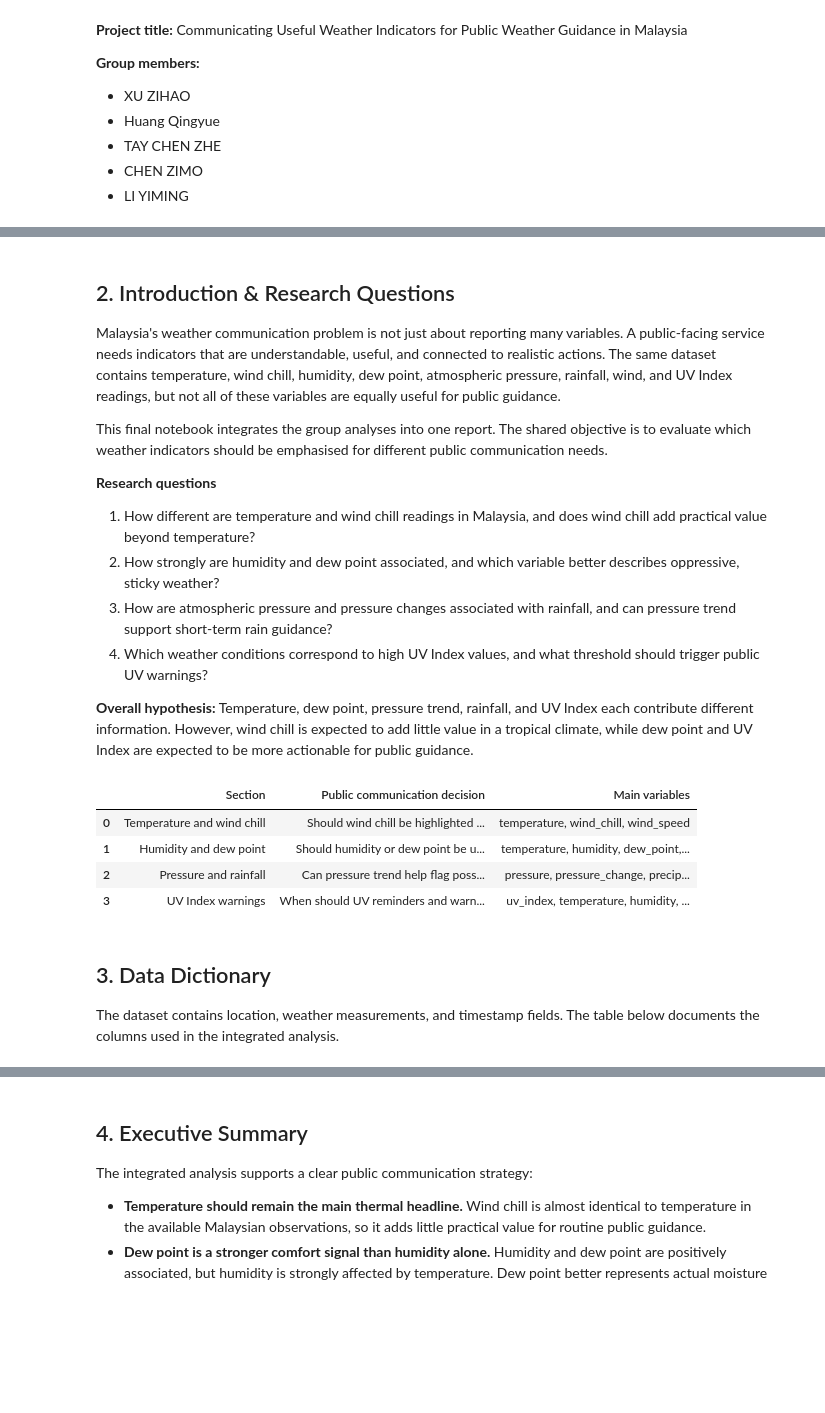
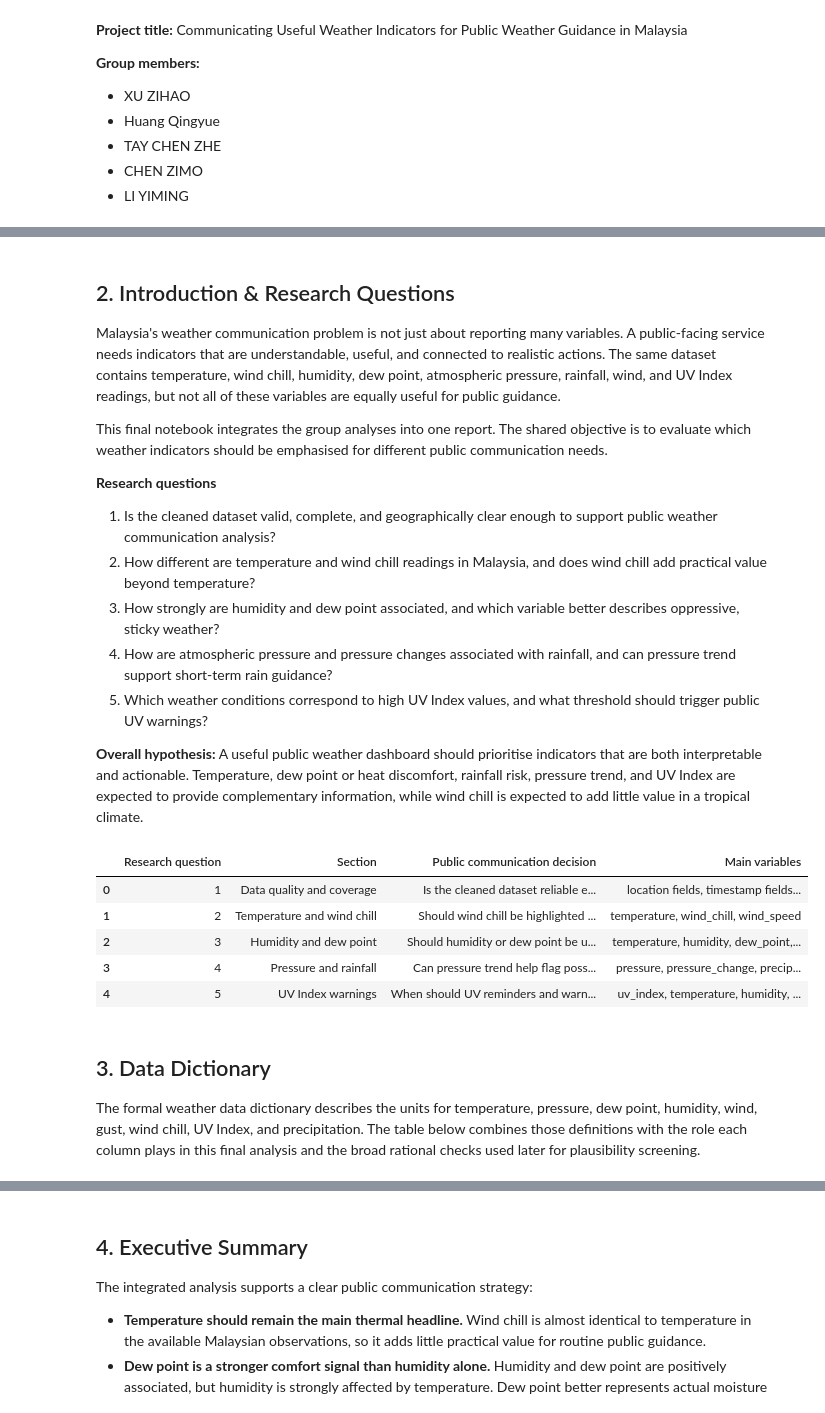
Before and after one commit to hyue3463-cloud/MWF-G2, a Jupyter notebook: ADS1001_project_notebook_template.ipynb, the cells around one changed output, grey strips where cells are left out. Drawn from its saved outputs; the diff is of its cells as text; code cells hidden in the pictures; blank space fills up the shorter version.

```diff
--- a/ADS1001_project_notebook_template.ipynb
+++ b/ADS1001_project_notebook_template.ipynb
@@ -72,42 +86,48 @@ This final notebook integrates the group analyses into one report. The shared ob
 
 **Research questions**
 
-1. How different are temperature and wind chill readings in Malaysia, and does wind chill add practical value beyond temperature?
-2. How strongly are humidity and dew point associated, and which variable better describes oppressive, sticky weather?
-3. How are atmospheric pressure and pressure changes associated with rainfall, and can pressure trend support short-term rain guidance?
-4. Which weather conditions correspond to high UV Index values, and what threshold should trigger public UV warnings?
+1. Is the cleaned dataset valid, complete, and geographically clear enough to support public weather communication analysis?
+2. How different are temperature and wind chill readings in Malaysia, and does wind chill add practical value beyond temperature?
+3. How strongly are humidity and dew point associated, and which variable better describes oppressive, sticky weather?
+4. How are atmospheric pressure and pressure changes associated with rainfall, and can pressure trend support short-term rain guidance?
+5. Which weather conditions correspond to high UV Index values, and what threshold should trigger public UV warnings?
 
-**Overall hypothesis:** Temperature, dew point, pressure trend, rainfall, and UV Index each contribute different information. However, wind chill is expected to add little value in a tropical climate, while dew point and UV Index are expected to be more actionable for public guidance.
+**Overall hypothesis:** A useful public weather dashboard should prioritise indicators that are both interpretable and actionable. Temperature, dew point or heat discomfort, rainfall risk, pressure trend, and UV Index are expected to provide complementary information, while wind chill is expected to add little value in a tropical climate.
 # %%
 project_questions = pd.DataFrame({
+    'Research question': [1, 2, 3, 4, 5],
     'Section': [
+        'Data quality and coverage',
         'Temperature and wind chill',
         'Humidity and dew point',
         'Pressure and rainfall',
         'UV Index warnings',
     ],
     'Public communication decision': [
+        'Is the cleaned dataset reliable enough for public weather analysis?',
         'Should wind chill be highlighted alongside temperature?',
         'Should humidity or dew point be used to describe oppressive weather?',
-        'Can pressure trend help flag possible upcoming rain?',
+        'Can pressure trend help flag possible upcoming rainfall?',
         'When should UV reminders and warnings be issued?',
     ],
     'Main variables': [
+        'location fields, timestamp fields, missingness, duplicates, outliers',
         'temperature, wind_chill, wind_speed',
         'temperature, humidity, dew_point, derived heat_index',
         'pressure, pressure_change, precipitation_rate, rain_event',
         'uv_index, temperature, humidity, rainfall, hour',
     ]
 })
 project_questions
 # %% [output]
-|  | Section | Public communication decision | Main variables |
-| 0 | Temperature and wind chill | Should wind chill be highlighted ... | temperature, wind_chill, wind_speed |
-| 1 | Humidity and dew point | Should humidity or dew point be u... | temperature, humidity, dew_point,... |
-| 2 | Pressure and rainfall | Can pressure trend help flag poss... | pressure, pressure_change, precip... |
-| 3 | UV Index warnings | When should UV reminders and warn... | uv_index, temperature, humidity, ... |
+|  | Research question | Section | Public communication decision | Main variables |
+| 0 | 1 | Data quality and coverage | Is the cleaned dataset reliable e... | location fields, timestamp fields... |
+| 1 | 2 | Temperature and wind chill | Should wind chill be highlighted ... | temperature, wind_chill, wind_speed |
+| 2 | 3 | Humidity and dew point | Should humidity or dew point be u... | temperature, humidity, dew_point,... |
+| 3 | 4 | Pressure and rainfall | Can pressure trend help flag poss... | pressure, pressure_change, precip... |
+| 4 | 5 | UV Index warnings | When should UV reminders and warn... | uv_index, temperature, humidity, ... |
 # %% [markdown]
 ## 3. Data Dictionary
 
-The dataset contains location, weather measurements, and timestamp fields. The table below documents the columns used in the integrated analysis.
+The formal weather data dictionary describes the units for temperature, pressure, dew point, humidity, wind, gust, wind chill, UV Index, and precipitation. The table below combines those definitions with the role each column plays in this final analysis and the broad rational checks used later for plausibility screening.
 # %%
```
Also changed, not shown: parts of 24 cells of this notebook, 2 other files.
